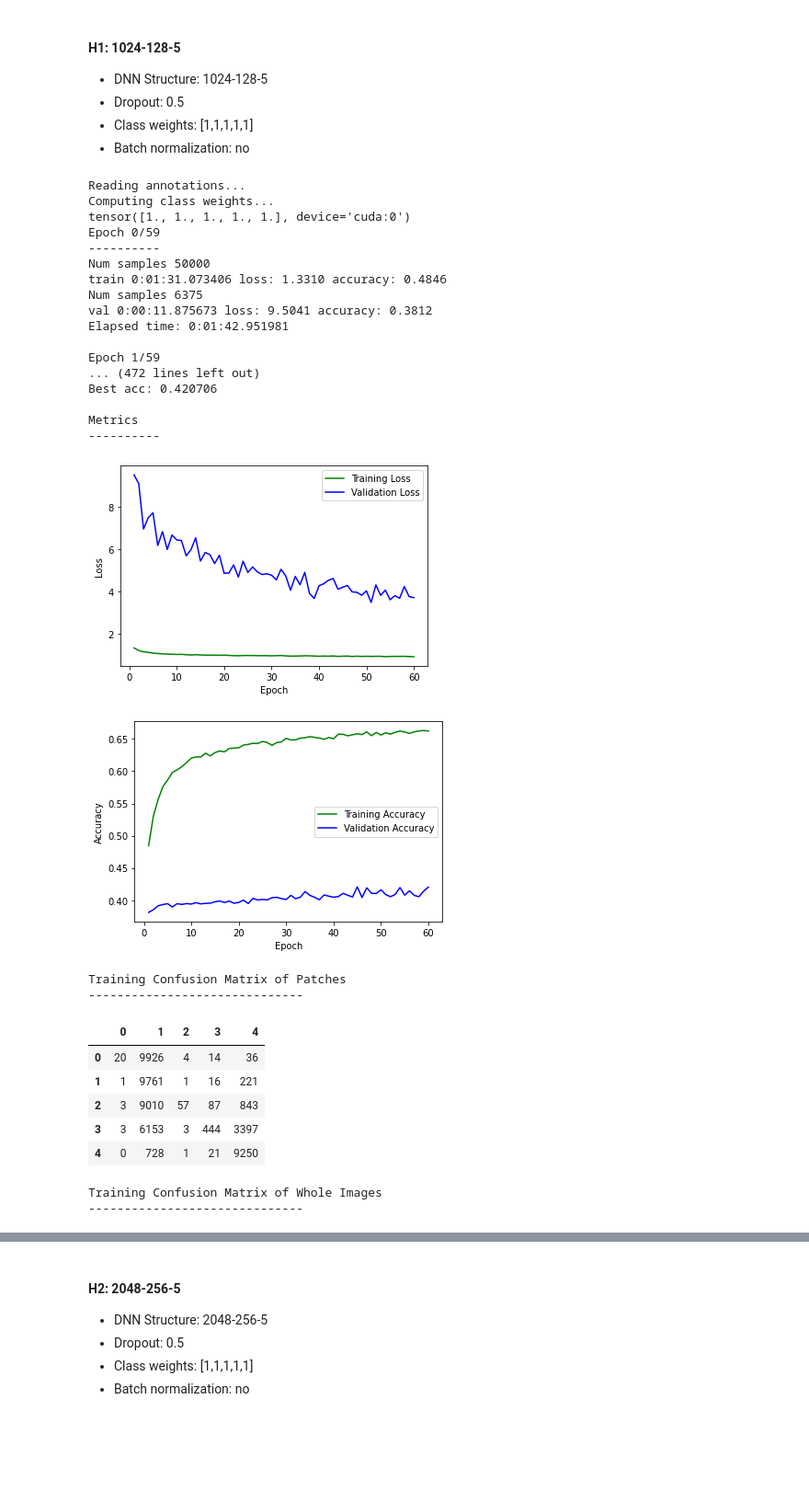
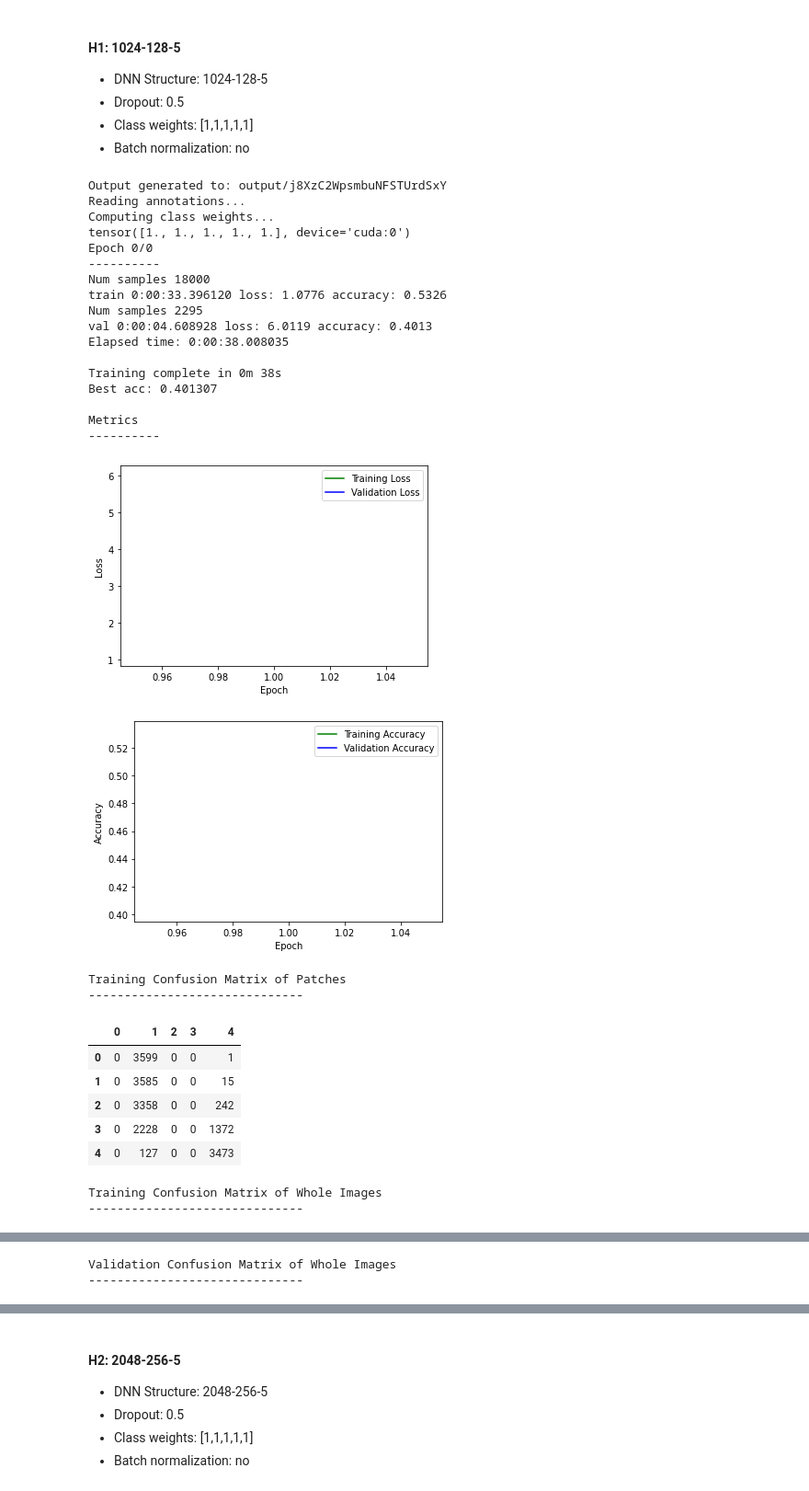
Before and after one commit to jmaness/csc591nn-projc1, a Jupyter notebook: c2.ipynb, the cells around one changed output, grey strips where cells are left out. Shown at 92% size. Drawn from its saved outputs; the diff is of its cells as text; code cells hidden in the pictures; blank space fills up the shorter version.

```diff
--- a/c2.ipynb
+++ b/c2.ipynb
@@ -538,7 +557,7 @@ def get_model(n1, n2, dropout, batch_normalization=False):
 ## Training loop
 For training and validation, this trains a model across a configured number of epochs and outputs the training and validation loss and accuracy for each epoch.
 # %%
-def train_model(model, criterion, optimizer, dataloaders, num_epochs=25):
+def train_model(model, criterion, optimizer, dataloaders, num_epochs):
     """
     Trains the specified neural network model
 
@@ -586,7 +605,7 @@ def train_model(model, criterion, optimizer, dataloaders, num_epochs=25):
             running_corrects = 0
 
             # Iterate over data.
-            for inputs, labels in dataloaders[phase]:
+            for _, inputs, labels in dataloaders[phase]:
                 inputs = inputs.to(device)
                 labels = labels.to(device)
 
@@ -820,6 +908,0 @@ def print_confusion_matrix(y, y_hat):
-# %%
-model = get_model(1024, 128, 0.5).to(device)
-y_hat_test = train_and_test(model, train_val_split_group(), num_epochs=1)
-predictions_file = "predict_c2_g1_" + shortuuid.uuid()
-print('predictions file:', predictions_file)
-predict_whole_images(y_hat_test, 5, 5, predictions_file)
@@ -828,7 +909,3 @@ predict_whole_images(y_hat_test, 5, 5, predictions_file)
-# %%
-model = get_model(1024, 128, 0.1).to(device)
-y_hat_test = train_and_test(model, group_3())
-predict_whole_images(y_hat_test, 5, 5, 'predictions_c2_g3.csv')
 # %% [markdown]
 ## Hyperparameter Optimization
 The following hyperparameters can be tuned:
@@ -839,8 +916,16 @@ The following hyperparameters can be tuned:
 5. batch normalization - `no` or `yes`
 # %%
 def run_trial(name, model, class_weights=None, num_epochs=60):
-    y_hat_test = train_and_test(model, train_val_split_group(class_weights), num_epochs)
-    predictions_file = "predict_c2_{}_{}.csv".format(name, shortuuid.uuid())
+    run_id = shortuuid.uuid()
+
+    # output directory
+    output_dir = os.path.join("output", run_id)
+    os.makedirs(output_dir)
+    print("Output generated to:", output_dir)
+
+
+    y_hat_test = train_and_test(run_id, model, train_val_split_group(class_weights), num_epochs, output_dir)
+    predictions_file = os.path.join(output_dir, "{}_predict_c2_{}_test.csv".format(run_id, name))
     print('predictions file:', predictions_file)
     predict_whole_images(y_hat_test, PATCH_ROWS, PATCH_COLUMNS, predictions_file)
     return y_hat_test
@@ -853,34 +938,34 @@ def run_trial(name, model, class_weights=None, num_epochs=60):
 * Batch normalization: no
 # %%
 model = get_model(1024, 128, 0.5).to(device)
-run_trial("h1", model)
+run_trial("h1", model, num_epochs=1)
 # %% [output]
+Output generated to: output/j8XzC2WpsmbuNFSTUrdSxY
 Reading annotations...
 Computing class weights...
 tensor([1., 1., 1., 1., 1.], device='cuda:0')
-Epoch 0/59
+Epoch 0/0
 ----------
-Num samples 50000
-train 0:01:31.073406 loss: 1.3310 accuracy: 0.4846
-Num samples 6375
-val 0:00:11.875673 loss: 9.5041 accuracy: 0.3812
-Elapsed time: 0:01:42.951981
+Num samples 18000
+train 0:00:33.396120 loss: 1.0776 accuracy: 0.5326
+Num samples 2295
+val 0:00:04.608928 loss: 6.0119 accuracy: 0.4013
+Elapsed time: 0:00:38.008035
 
-Epoch 1/59
-... (472 lines left out)
-Best acc: 0.420706
+Training complete in 0m 38s
+Best acc: 0.401307
 
 Metrics
 ----------
-[figure, old version]
+[figure, new version]
-[figure, old version]
+[figure, new version]
 Training Confusion Matrix of Patches
 ------------------------------
 |  | 0 | 1 | 2 | 3 | 4 |
-| 0 | 20 | 9926 | 4 | 14 | 36 |
-| 1 | 1 | 9761 | 1 | 16 | 221 |
-| 2 | 3 | 9010 | 57 | 87 | 843 |
-| 3 | 3 | 6153 | 3 | 444 | 3397 |
-| 4 | 0 | 728 | 1 | 21 | 9250 |
+| 0 | 0 | 3599 | 0 | 0 | 1 |
+| 1 | 0 | 3585 | 0 | 0 | 15 |
+| 2 | 0 | 3358 | 0 | 0 | 242 |
+| 3 | 0 | 2228 | 0 | 0 | 1372 |
+| 4 | 0 | 127 | 0 | 0 | 3473 |
 Training Confusion Matrix of Whole Images
 ------------------------------
@@ -887,0 +989,2 @@ TypeError: 'numpy.bool_' object is not iterable
+Validation Confusion Matrix of Whole Images
+------------------------------
```
Also changed, not shown: parts of 11 cells of this notebook.
